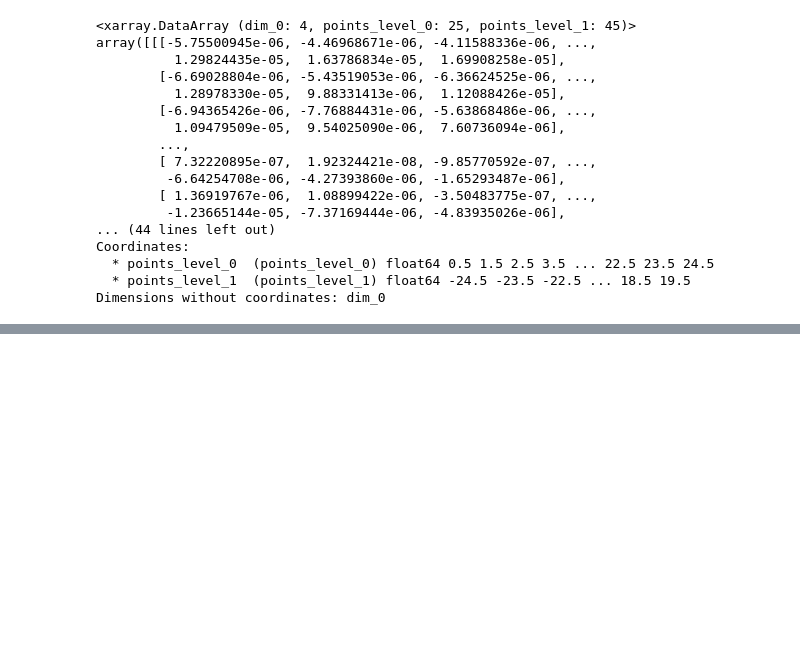
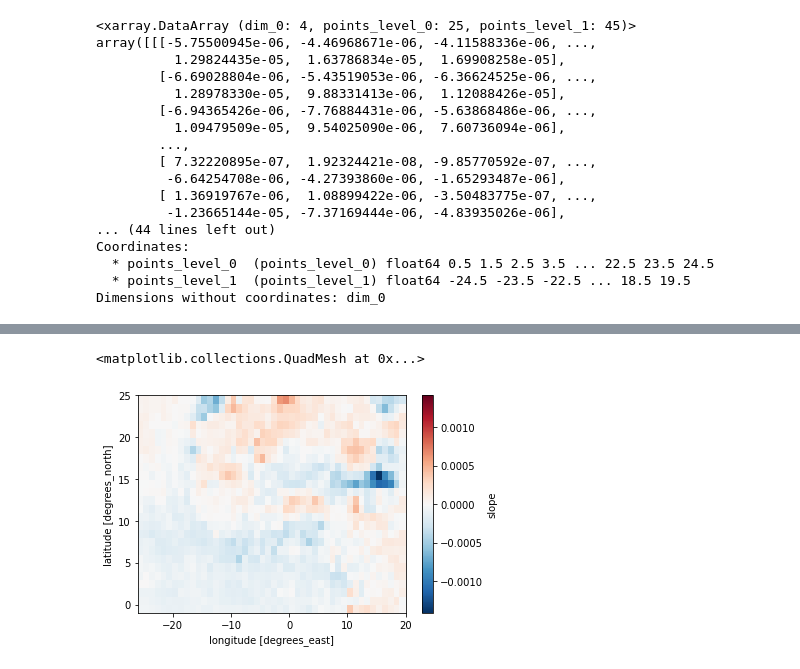
Before and after one commit to Adjoa930/Aerosols, a Jupyter notebook: trends.ipynb, the cells around one changed output, grey strips where cells are left out. Cells and saved outputs as stored; diff of their text form; code cells hidden in the pictures; blank space fills up the shorter version.

```diff
--- a/trends.ipynb
+++ b/trends.ipynb
@@ -8,6 +10,6 @@ from matplotlib.dates import date2num
 # %%
 #import dataset aqua
-ds = xr.open_dataset('West_Africa_aqua.nc')
+ds = xr.open_dataset('West_Africa_aqua2.nc')
 da = ds.AOD_550_Dark_Target_Deep_Blue_Combined_Mean_Mean
 # %%
 #stacking the lon and lat as one
@@ -77,2 +99,22 @@ tre = trend_unstacked
+# %%
+#analysis finding the slope at each long and latitude
+
+slopes= []
+
+for i in da.lat.values:
+     for j in da.lon.values:
+
+            val = mk.original_test(da.sel(lon=j,lat=i)).slope
+            slopes.append(val)
+slopes = np.copy(slopes).reshape(da.lat.size, da.lon.size)
+coeffs= xr.DataArray(slopes,dims= ('lat','lon'),coords={'lat':da.lat, 'lon': da.lon}, name= 'slope' )
+# %%
+coeffs.plot()
+
+
+#coeffs.head()
+# %% [output]
+<matplotlib.collections.QuadMesh at 0x...>
+[figure, added]
 # %%
 # %% [output]
```
Also changed, not shown: parts of 4 cells of this notebook.
